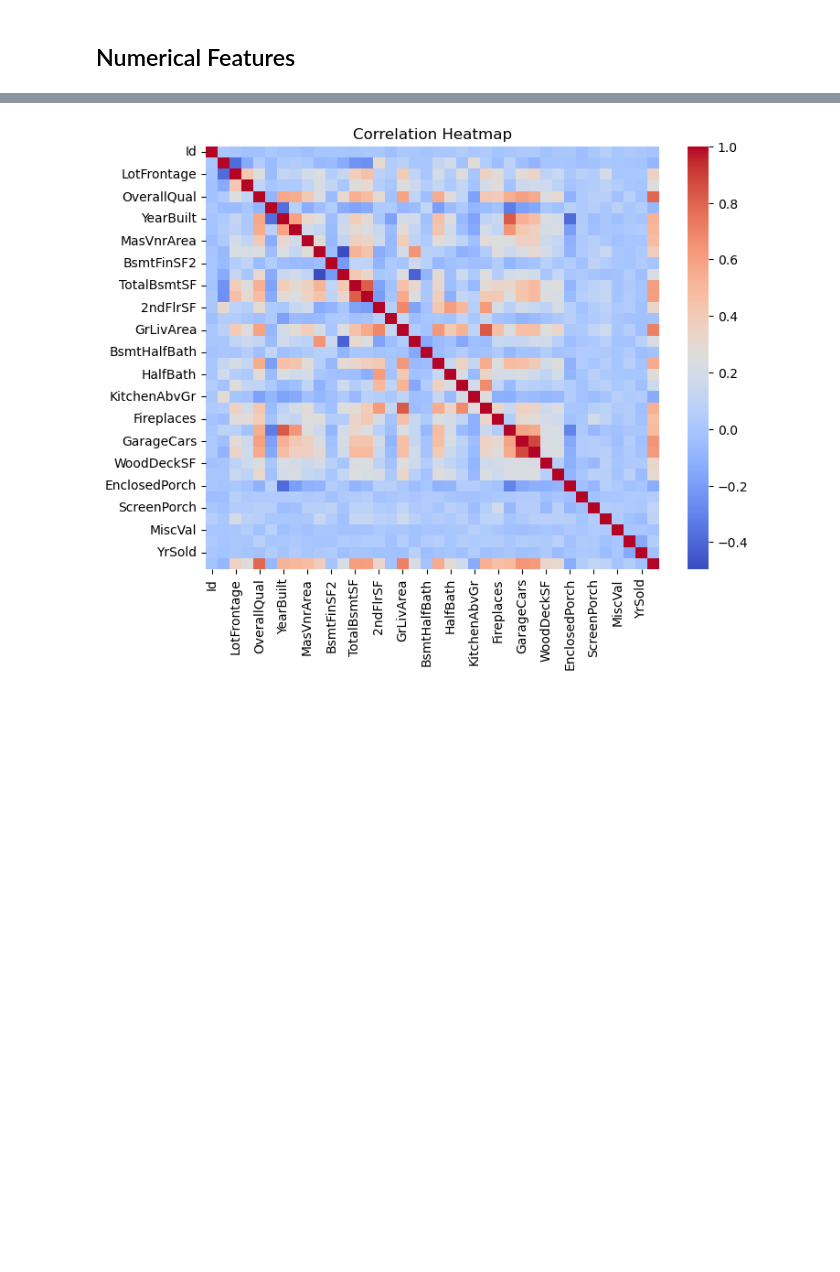
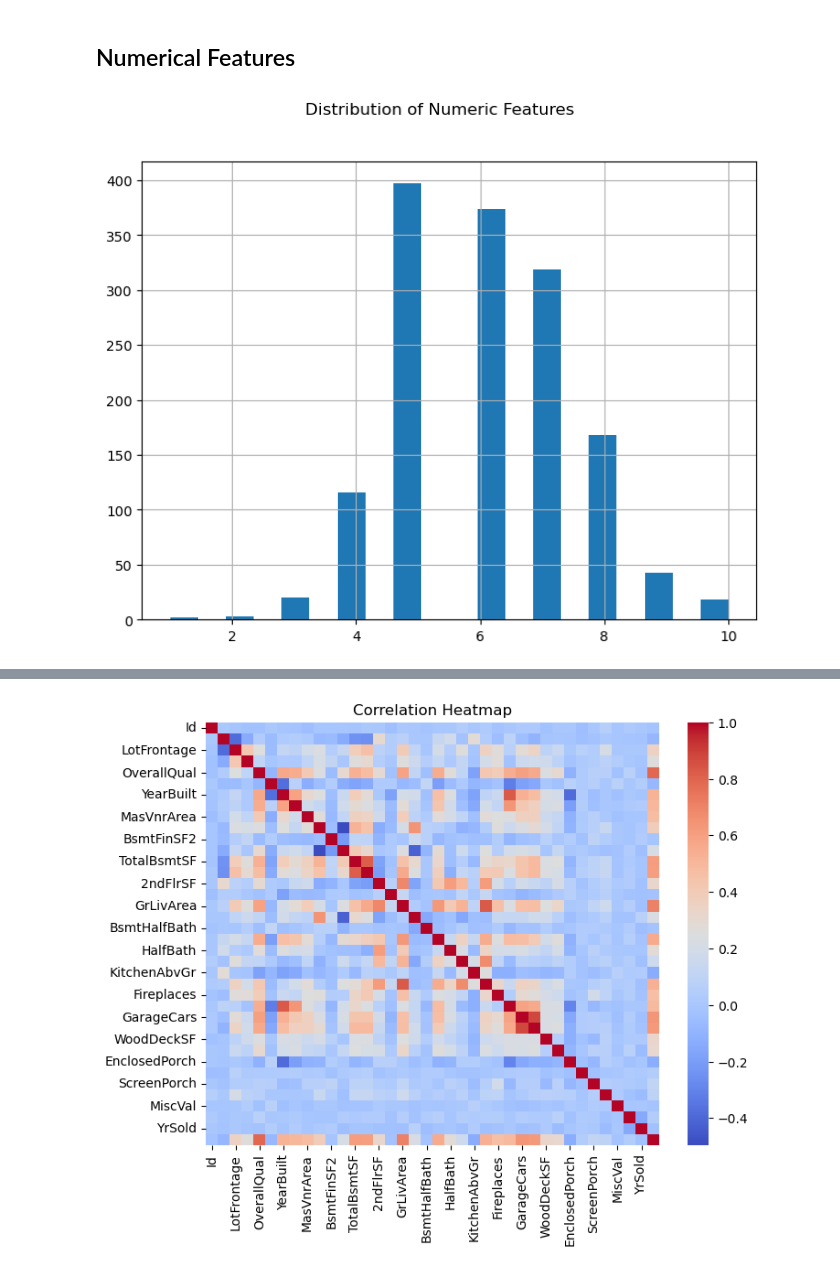
Before and after one commit to samyounes003/statisticsproject, a Jupyter notebook: eda.ipynb, the cells around one changed output, grey strips where cells are left out. Saved outputs shown, nothing was run; the diff lists cells and outputs as text; code cells hidden in the pictures; blank space fills up the shorter version.

```diff
--- a/eda.ipynb
+++ b/eda.ipynb
@@ -6,2 +16,10 @@ data = pd.read_csv('data/train.csv')
 # %% [markdown]
 <h2>Numerical Features</h2>
+# %%
+# Feature Distribution
+numeric_cols = data.select_dtypes(include=['float64', 'int64']).columns
+data['OverallQual'].hist(bins=20, figsize=(8, 6))
+plt.suptitle("Distribution of Numeric Features")
+plt.show()
+# %% [output]
+[figure, added]
```
Also changed, not shown: parts of 31 cells of this notebook.
